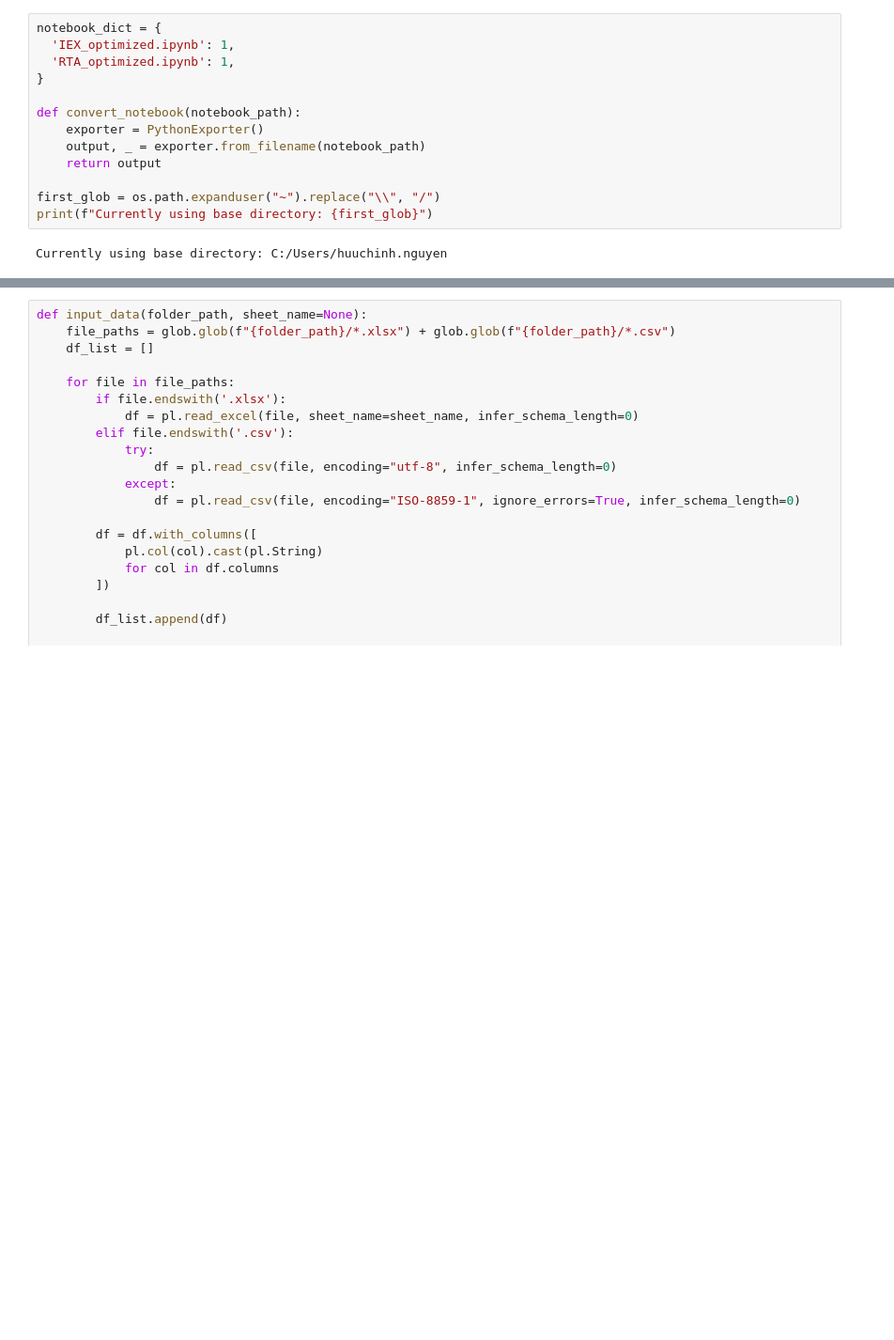
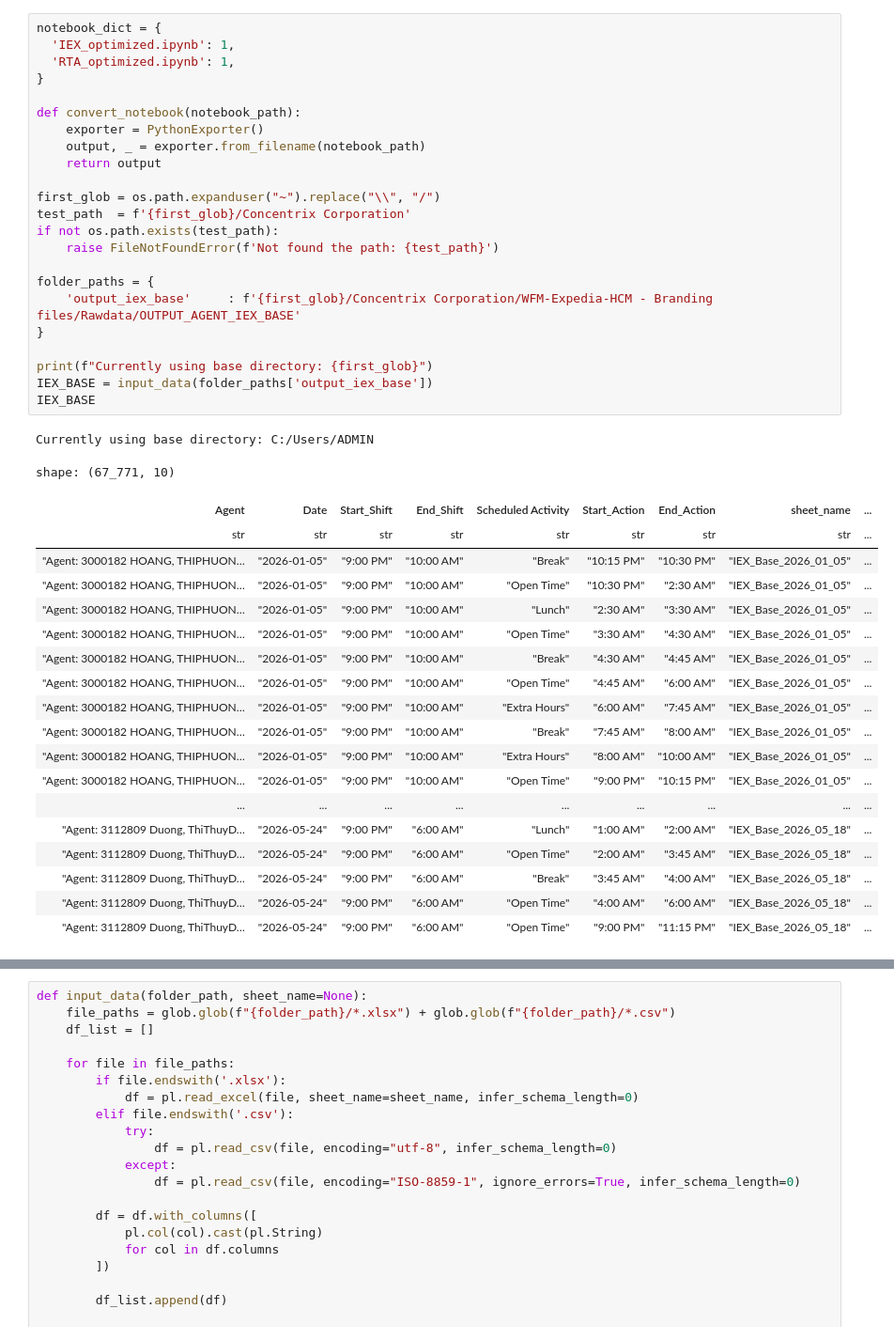
Before and after one commit to NguyenHuuChinh1998/CODE, a Jupyter notebook: Dashboard.ipynb, the cells around one changed output, grey strips where cells are left out. Shown at 94% size. Saved outputs shown, nothing was run; the diff lists cells and outputs as text; blank space fills up the shorter version.

```diff
--- a/Dashboard.ipynb
+++ b/Dashboard.ipynb
@@ -11,18 +51,47 @@ import glob
 # %%
 notebook_dict = {
   'IEX_optimized.ipynb': 1,
   'RTA_optimized.ipynb': 1,
 }
 
 def convert_notebook(notebook_path):
     exporter = PythonExporter()
     output, _ = exporter.from_filename(notebook_path)
     return output
 
 first_glob = os.path.expanduser("~").replace("\\", "/")
+test_path  = f'{first_glob}/Concentrix Corporation'
+if not os.path.exists(test_path):
+    raise FileNotFoundError(f'Not found the path: {test_path}')
+
+folder_paths = {
+    'output_iex_base'     : f'{first_glob}/Concentrix Corporation/WFM-Expedia-HCM - Branding files/Rawdata/OUTPUT_AGENT_IEX_BASE'
+}
+
 print(f"Currently using base directory: {first_glob}")
+IEX_BASE = input_data(folder_paths['output_iex_base'])
+IEX_BASE
 # %% [output]
-Currently using base directory: C:/Users/huuchinh.nguyen
+Currently using base directory: C:/Users/ADMIN
+shape: (67_771, 10)
+| Agent | Date | Start_Shift | End_Shift | Scheduled Activity | Start_Action | End_Action | sheet_name | ... |
+| str | str | str | str | str | str | str | str | ... |
+| "Agent: 3000182 HOANG, THIPHUON… | "2026-01-05" | "9:00 PM" | "10:00 AM" | "Break" | "10:15 PM" | "10:30 PM" | "IEX_Base_2026_01_05" | ... |
+| "Agent: 3000182 HOANG, THIPHUON… | "2026-01-05" | "9:00 PM" | "10:00 AM" | "Open Time" | "10:30 PM" | "2:30 AM" | "IEX_Base_2026_01_05" | ... |
+| "Agent: 3000182 HOANG, THIPHUON… | "2026-01-05" | "9:00 PM" | "10:00 AM" | "Lunch" | "2:30 AM" | "3:30 AM" | "IEX_Base_2026_01_05" | ... |
+| "Agent: 3000182 HOANG, THIPHUON… | "2026-01-05" | "9:00 PM" | "10:00 AM" | "Open Time" | "3:30 AM" | "4:30 AM" | "IEX_Base_2026_01_05" | ... |
+| "Agent: 3000182 HOANG, THIPHUON… | "2026-01-05" | "9:00 PM" | "10:00 AM" | "Break" | "4:30 AM" | "4:45 AM" | "IEX_Base_2026_01_05" | ... |
+| "Agent: 3000182 HOANG, THIPHUON… | "2026-01-05" | "9:00 PM" | "10:00 AM" | "Open Time" | "4:45 AM" | "6:00 AM" | "IEX_Base_2026_01_05" | ... |
+| "Agent: 3000182 HOANG, THIPHUON… | "2026-01-05" | "9:00 PM" | "10:00 AM" | "Extra Hours" | "6:00 AM" | "7:45 AM" | "IEX_Base_2026_01_05" | ... |
+| "Agent: 3000182 HOANG, THIPHUON… | "2026-01-05" | "9:00 PM" | "10:00 AM" | "Break" | "7:45 AM" | "8:00 AM" | "IEX_Base_2026_01_05" | ... |
+| "Agent: 3000182 HOANG, THIPHUON… | "2026-01-05" | "9:00 PM" | "10:00 AM" | "Extra Hours" | "8:00 AM" | "10:00 AM" | "IEX_Base_2026_01_05" | ... |
+| "Agent: 3000182 HOANG, THIPHUON… | "2026-01-05" | "9:00 PM" | "10:00 AM" | "Open Time" | "9:00 PM" | "10:15 PM" | "IEX_Base_2026_01_05" | ... |
+| ... | ... | ... | ... | ... | ... | ... | ... | ... |
+| "Agent: 3112809 Duong, ThiThuyD… | "2026-05-24" | "9:00 PM" | "6:00 AM" | "Lunch" | "1:00 AM" | "2:00 AM" | "IEX_Base_2026_05_18" | ... |
+| "Agent: 3112809 Duong, ThiThuyD… | "2026-05-24" | "9:00 PM" | "6:00 AM" | "Open Time" | "2:00 AM" | "3:45 AM" | "IEX_Base_2026_05_18" | ... |
+| "Agent: 3112809 Duong, ThiThuyD… | "2026-05-24" | "9:00 PM" | "6:00 AM" | "Break" | "3:45 AM" | "4:00 AM" | "IEX_Base_2026_05_18" | ... |
+| "Agent: 3112809 Duong, ThiThuyD… | "2026-05-24" | "9:00 PM" | "6:00 AM" | "Open Time" | "4:00 AM" | "6:00 AM" | "IEX_Base_2026_05_18" | ... |
+| "Agent: 3112809 Duong, ThiThuyD… | "2026-05-24" | "9:00 PM" | "6:00 AM" | "Open Time" | "9:00 PM" | "11:15 PM" | "IEX_Base_2026_05_18" | ... |
 # %%
 for nbook in notebook_dict:
     if notebook_dict[nbook] == 0:
```
Also changed, not shown: parts of 5 cells of this notebook, 20 other files.
